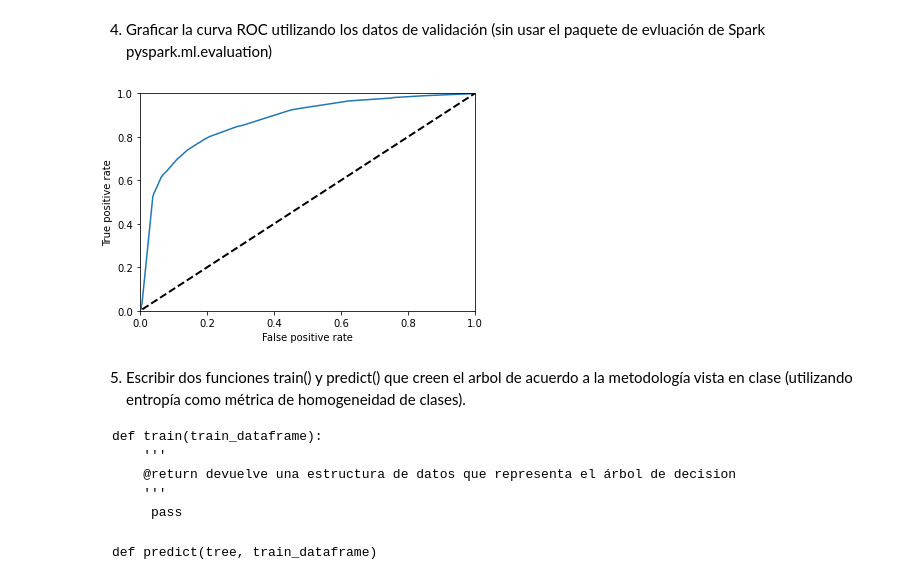
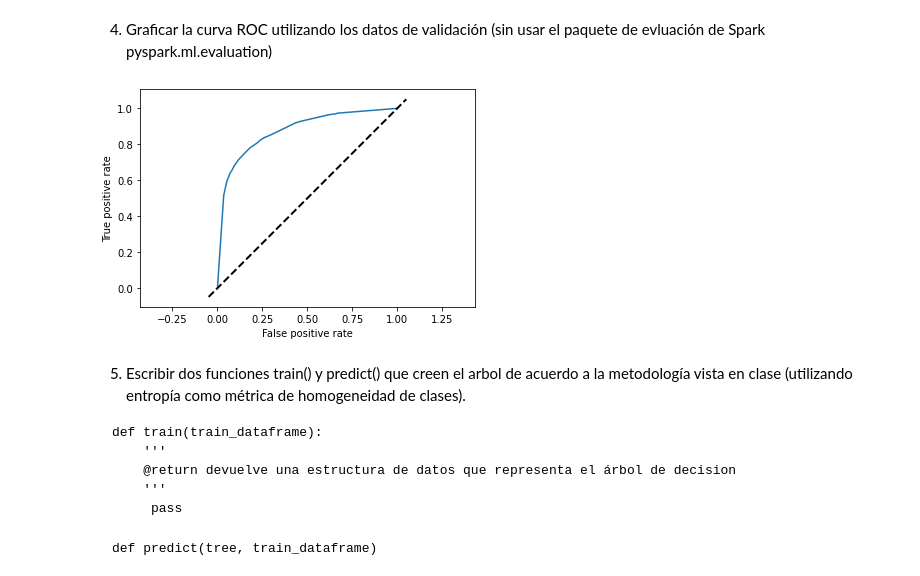
Before and after one commit to zmartin1/oblig2bigdata, a Jupyter notebook: Obligatorio 2.ipynb, the cells around one changed output. Cells and saved outputs as stored; diff of their text form; code cells hidden in the pictures.

````diff
--- a/Obligatorio 2.ipynb
+++ b/Obligatorio 2.ipynb
@@ -228,34 +229,35 @@ def get_confusion_with_threshold(threshold, data):
     return (true_positive, false_positive, true_negative, false_negative)
 
 
 def get_trp_and_fpr(true_positive, false_positive, true_negative, false_negative):
     true_positive_rate = true_positive/(true_positive+false_negative)
     false_positive_rate = false_positive/(false_positive+true_negative)
     return true_positive_rate, false_positive_rate
 
 def plot_roc(threshold, data):
     values_to_plot_tpr = []
     values_to_plot_fpr = []
     for value in threshold:
         tpr, fpr = get_trp_and_fpr(*get_confusion_with_threshold(value, data))
         values_to_plot_tpr.append(tpr)
         values_to_plot_fpr.append(fpr)
 
     plt.plot(values_to_plot_tpr, values_to_plot_fpr)
     plt.xlabel('False positive rate')
     plt.ylabel('True positive rate')
     xpoints = ypoints = plt.xlim()
     plt.plot(xpoints, ypoints, linestyle='--', color='k', lw=2, scalex=False, scaley=False)
+    plt.axis('scaled')
     plt.axis([0, 1, 0, 1])
     plt.show()
 
 
 threshold = [x / 100 for x in range(0, 101, 1)]
 data = predictions.select("prediction", "salary_indexed", "probability").collect()
 
 plot_roc(threshold, data)
 # %% [output]
-[figure, old version]
+[figure, new version]
 # %% [markdown]
 5. Escribir dos funciones train() y predict() que creen el arbol de acuerdo a la metodología vista en clase (utilizando entropía como métrica de homogeneidad de clases).
 ```
````
Also changed, not shown: parts of 3 cells of this notebook.
